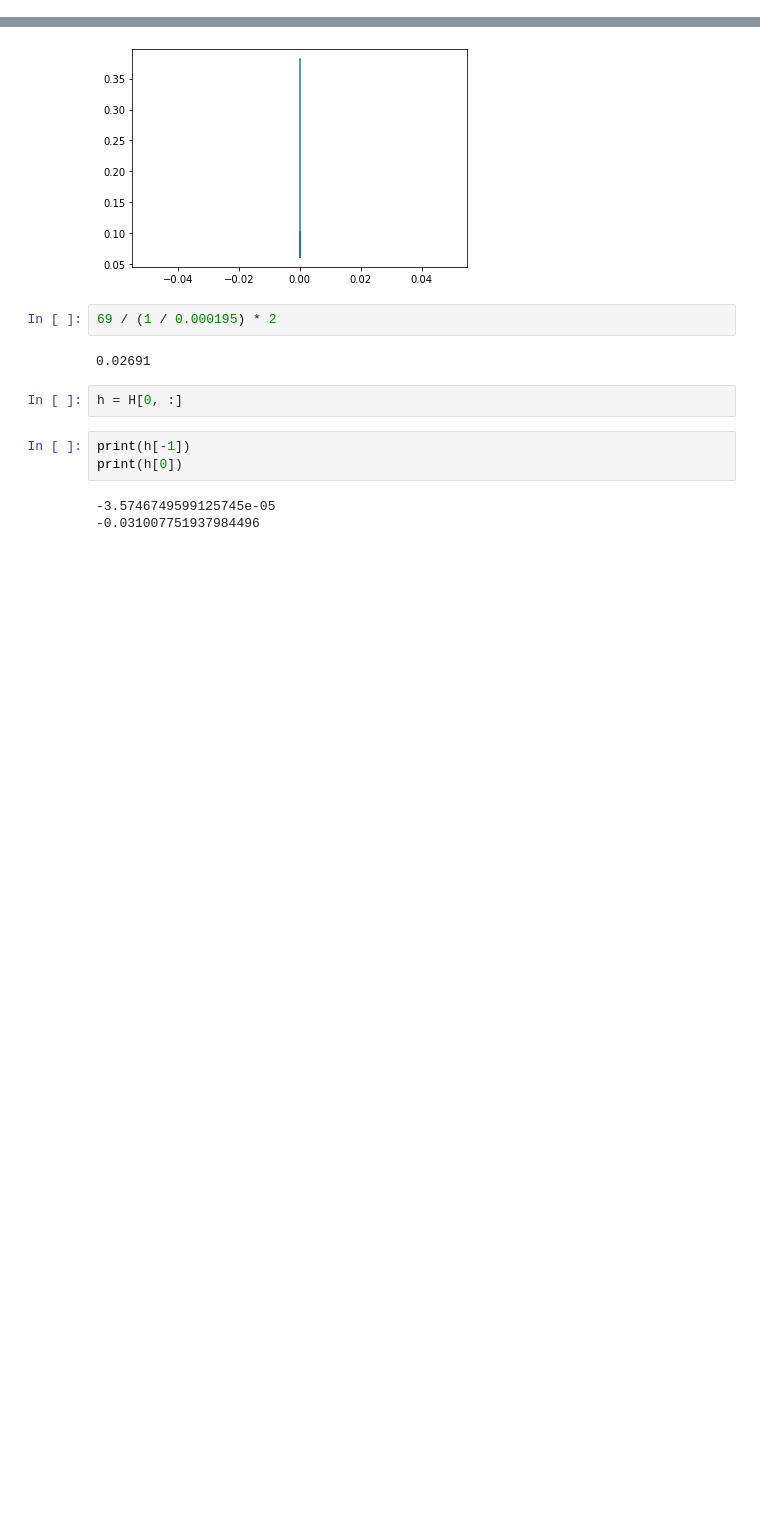
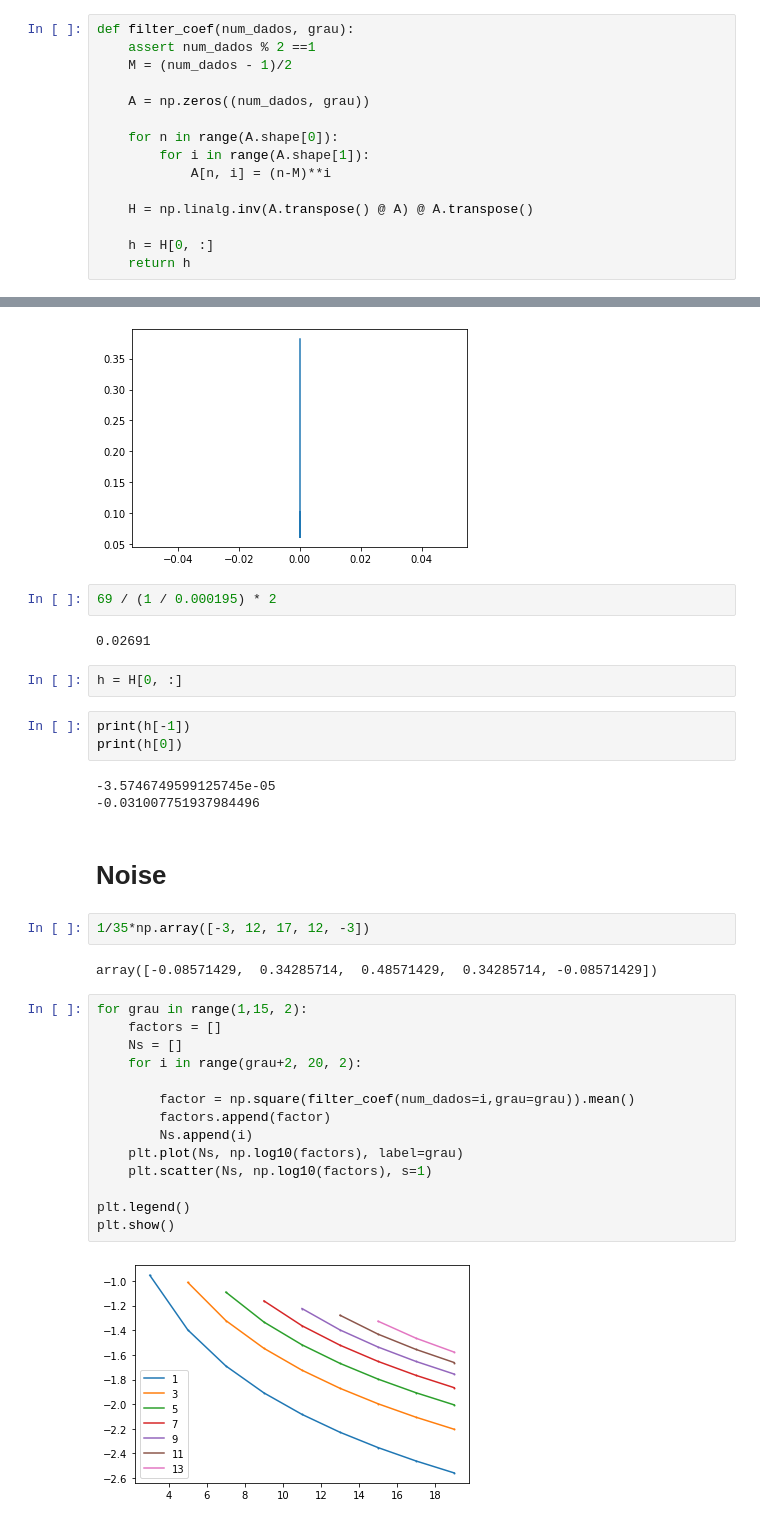
Before and after one commit to felipeangelimvieira/seal_parameter_identification, a Jupyter notebook: draft-notebooks/savgol_filter.ipynb, the cells around one changed output, grey strips where cells are left out. Cells and saved outputs as stored; diff of their text form; blank space fills up the shorter version.

```diff
--- a/draft-notebooks/savgol_filter.ipynb
+++ b/draft-notebooks/savgol_filter.ipynb
@@ -3,5 +4,20 @@ import numpy as np
 from numpy.fft import fft, fftshift, fftfreq
 import matplotlib.pyplot as plt
+# %%
+def filter_coef(num_dados, grau):
+    assert num_dados % 2 ==1
+    M = (num_dados - 1)/2
+
+    A = np.zeros((num_dados, grau))
+
+    for n in range(A.shape[0]):
+        for i in range(A.shape[1]):
+            A[n, i] = (n-M)**i
+
+    H = np.linalg.inv(A.transpose() @ A) @ A.transpose()
+
+    h = H[0, :]
+    return h
 # %%
 M = 21
 N = 3
@@ -145,3 +138,25 @@ print(h[0])
 # %% [output]
 -3.5746749599125745e-05
 -0.031007751937984496
+# %% [markdown]
+# Noise
+# %%
+1/35*np.array([-3, 12, 17, 12, -3])
+# %% [output]
+array([-0.08571429,  0.34285714,  0.48571429,  0.34285714, -0.08571429])
+# %%
+for grau in range(1,15, 2):
+    factors = []
+    Ns = []
+    for i in range(grau+2, 20, 2):
+
+        factor = np.square(filter_coef(num_dados=i,grau=grau)).mean()
+        factors.append(factor)
+        Ns.append(i)
+    plt.plot(Ns, np.log10(factors), label=grau)
+    plt.scatter(Ns, np.log10(factors), s=1)
+
+plt.legend()
+plt.show()
+# %% [output]
+[figure, added]
```
Also changed, not shown: parts of 5 cells of this notebook, 21 other files.
